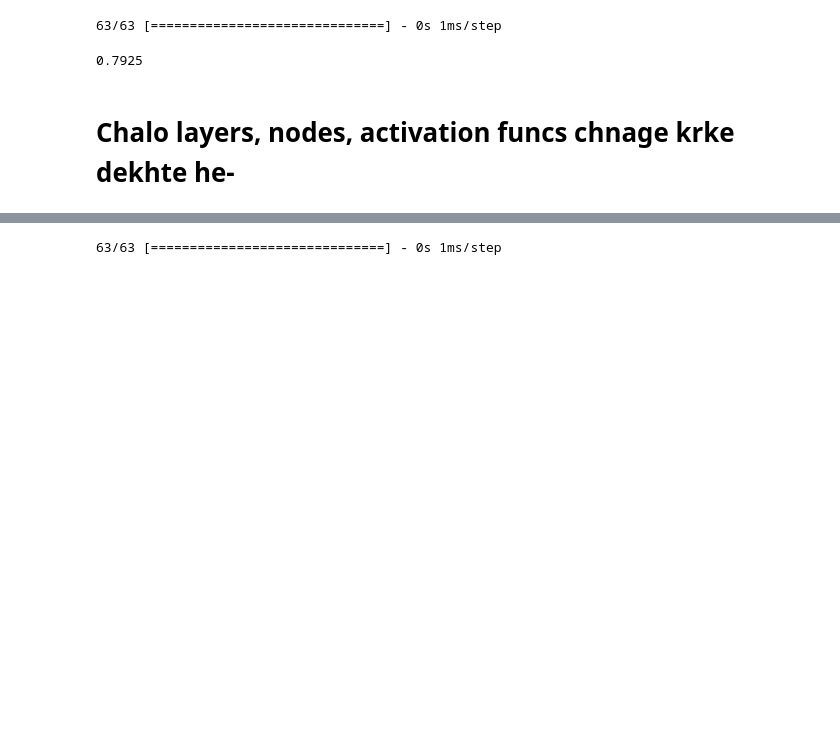
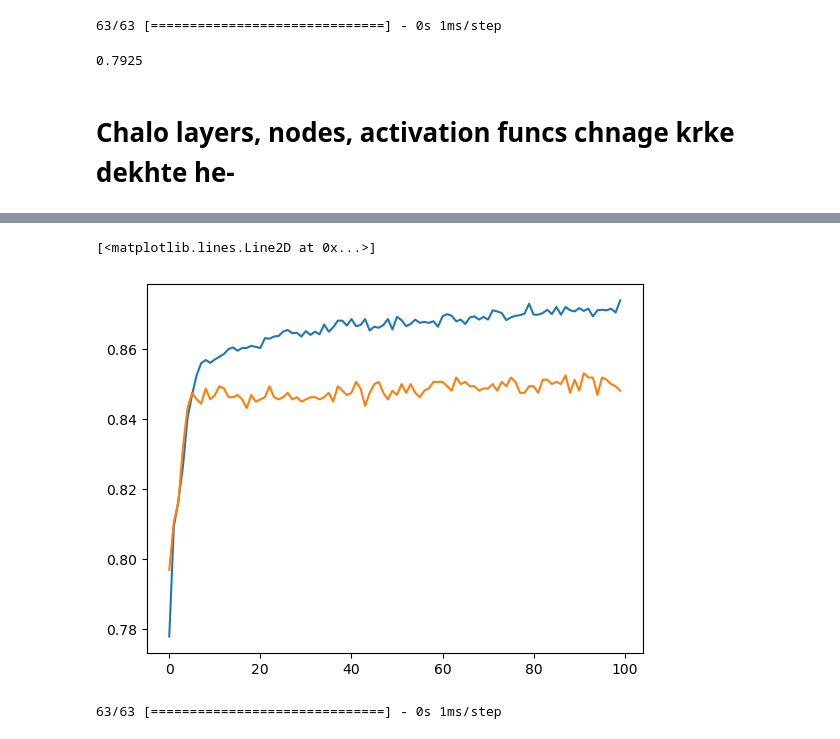
Before and after one commit to philoma/Deep_Learning, a Jupyter notebook: dl11_credit-card-customer-churn-prediction.ipynb, the cells around one changed output, grey strips where cells are left out. Saved outputs shown, nothing was run; the diff lists cells and outputs as text; code cells hidden in the pictures; blank space fills up the shorter version.

```diff
--- a/dl11_credit-card-customer-churn-prediction.ipynb
+++ b/dl11_credit-card-customer-churn-prediction.ipynb
@@ -332,3 +344,9 @@ Epoch 100/100
+# %%
+plt.plot(history.history['accuracy'])
+plt.plot(history.history['val_accuracy'])
+# %% [output]
+[<matplotlib.lines.Line2D at 0x...>]
+[figure, added]
 # %%
 y_log=model.predict(X_test_sc)
 # %% [output]
```
Also changed, not shown: parts of 13 cells of this notebook.
